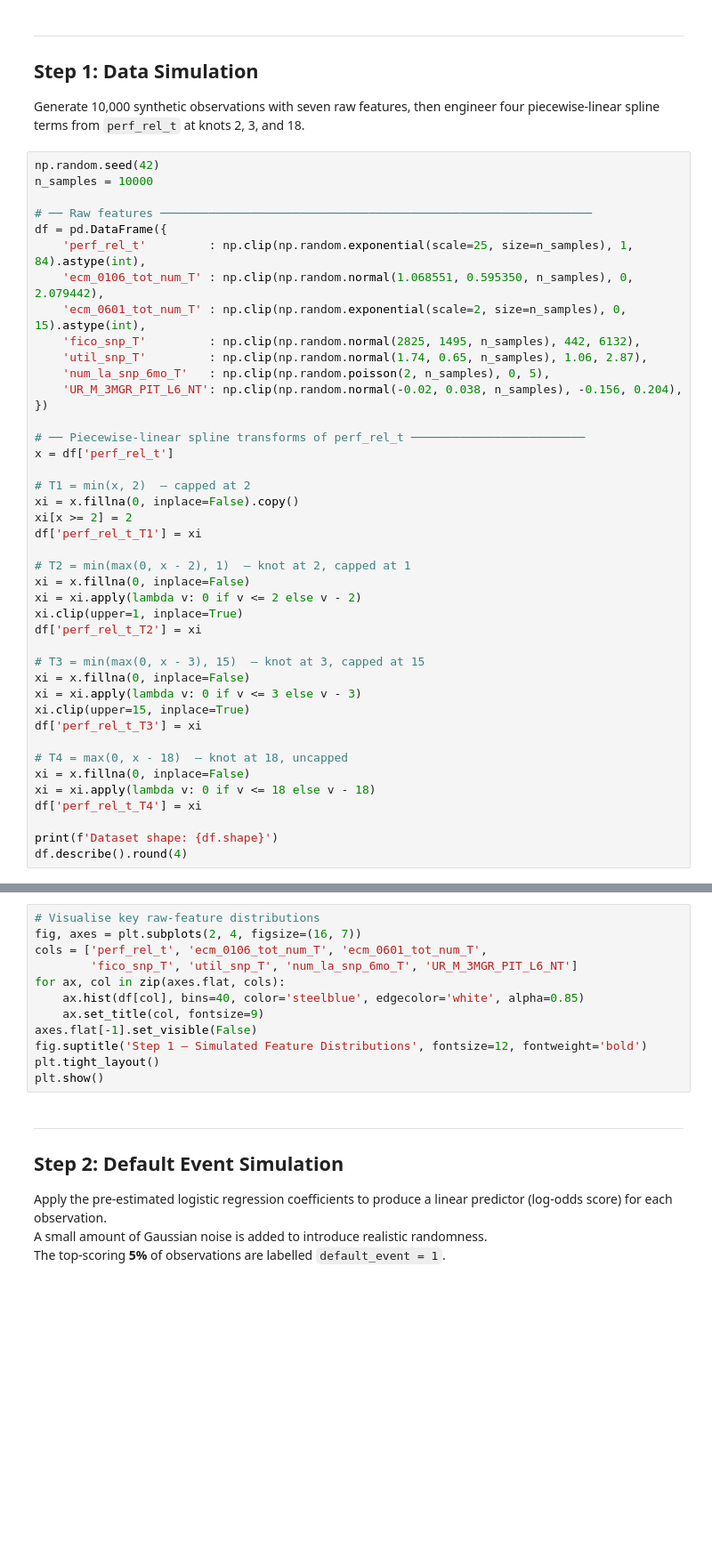
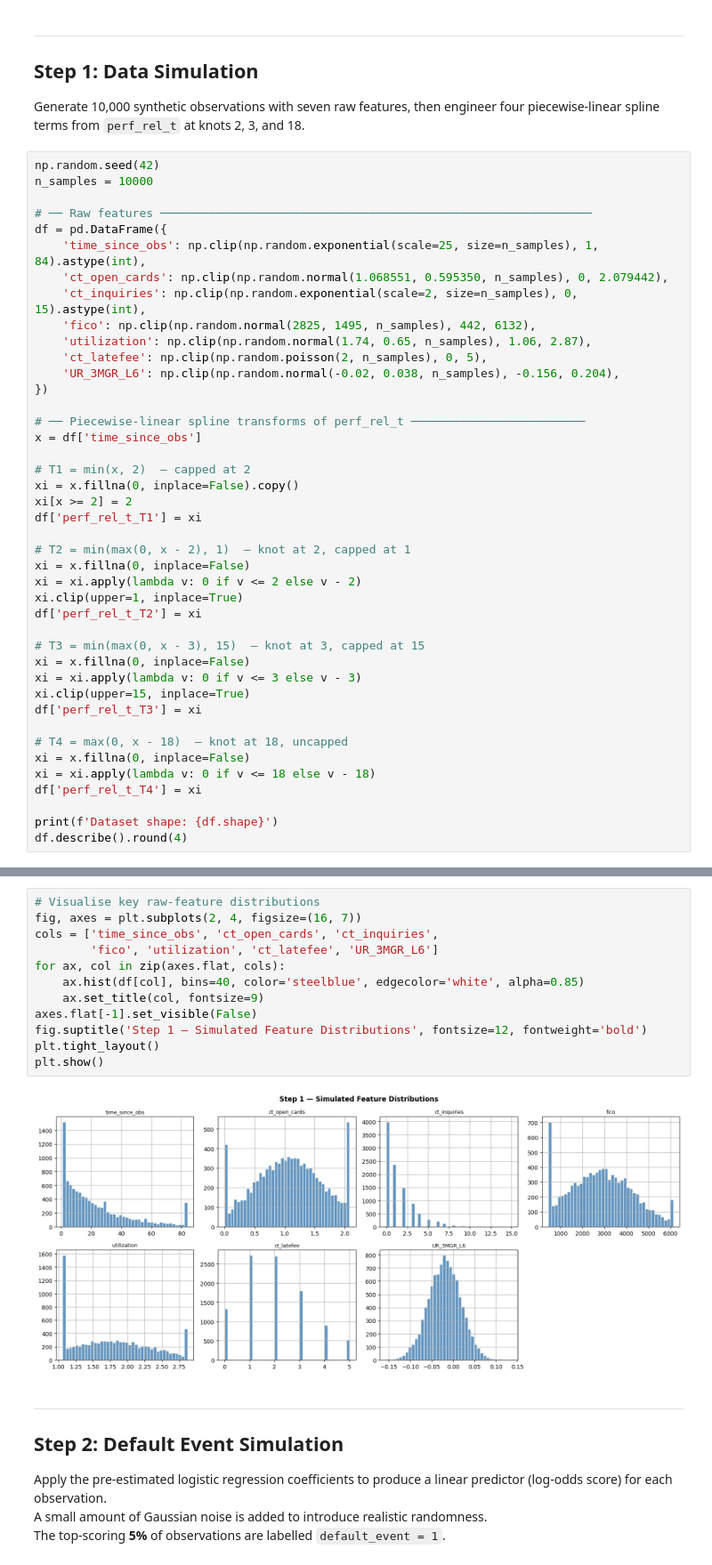
Before and after one commit to ChaoyiWu/Impairment_Framework, a Jupyter notebook: pd_model_showcase.ipynb, the cells around one changed output, grey strips where cells are left out. Shown at 89% size. Cells and saved outputs as stored; diff of their text form; blank space fills up the shorter version.

```diff
--- a/pd_model_showcase.ipynb
+++ b/pd_model_showcase.ipynb
@@ -29,17 +51,17 @@ n_samples = 10000
 
 # ── Raw features ──────────────────────────────────────────────────────────────
 df = pd.DataFrame({
-    'perf_rel_t'         : np.clip(np.random.exponential(scale=25, size=n_samples), 1, 84).astype(int),
-    'ecm_0106_tot_num_T' : np.clip(np.random.normal(1.068551, 0.595350, n_samples), 0, 2.079442),
-    'ecm_0601_tot_num_T' : np.clip(np.random.exponential(scale=2, size=n_samples), 0, 15).astype(int),
-    'fico_snp_T'         : np.clip(np.random.normal(2825, 1495, n_samples), 442, 6132),
-    'util_snp_T'         : np.clip(np.random.normal(1.74, 0.65, n_samples), 1.06, 2.87),
-    'num_la_snp_6mo_T'   : np.clip(np.random.poisson(2, n_samples), 0, 5),
-    'UR_M_3MGR_PIT_L6_NT': np.clip(np.random.normal(-0.02, 0.038, n_samples), -0.156, 0.204),
+    'time_since_obs': np.clip(np.random.exponential(scale=25, size=n_samples), 1, 84).astype(int),
+    'ct_open_cards': np.clip(np.random.normal(1.068551, 0.595350, n_samples), 0, 2.079442),
+    'ct_inquiries': np.clip(np.random.exponential(scale=2, size=n_samples), 0, 15).astype(int),
+    'fico': np.clip(np.random.normal(2825, 1495, n_samples), 442, 6132),
+    'utilization': np.clip(np.random.normal(1.74, 0.65, n_samples), 1.06, 2.87),
+    'ct_latefee': np.clip(np.random.poisson(2, n_samples), 0, 5),
+    'UR_3MGR_L6': np.clip(np.random.normal(-0.02, 0.038, n_samples), -0.156, 0.204),
 })
 
 # ── Piecewise-linear spline transforms of perf_rel_t ─────────────────────────
-x = df['perf_rel_t']
+x = df['time_since_obs']
 
 # T1 = min(x, 2)  — capped at 2
 xi = x.fillna(0, inplace=False).copy()
@@ -68,15 +101,17 @@ df.describe().round(4)
 # %%
 # Visualise key raw-feature distributions
 fig, axes = plt.subplots(2, 4, figsize=(16, 7))
-cols = ['perf_rel_t', 'ecm_0106_tot_num_T', 'ecm_0601_tot_num_T',
-        'fico_snp_T', 'util_snp_T', 'num_la_snp_6mo_T', 'UR_M_3MGR_PIT_L6_NT']
+cols = ['time_since_obs', 'ct_open_cards', 'ct_inquiries',
+        'fico', 'utilization', 'ct_latefee', 'UR_3MGR_L6']
 for ax, col in zip(axes.flat, cols):
     ax.hist(df[col], bins=40, color='steelblue', edgecolor='white', alpha=0.85)
     ax.set_title(col, fontsize=9)
 axes.flat[-1].set_visible(False)
 fig.suptitle('Step 1 — Simulated Feature Distributions', fontsize=12, fontweight='bold')
 plt.tight_layout()
 plt.show()
+# %% [output]
+[figure, added]
 # %% [markdown]
 ---
 ## Step 2: Default Event Simulation
```
Also changed, not shown: parts of 25 cells of this notebook, 1 other file.
